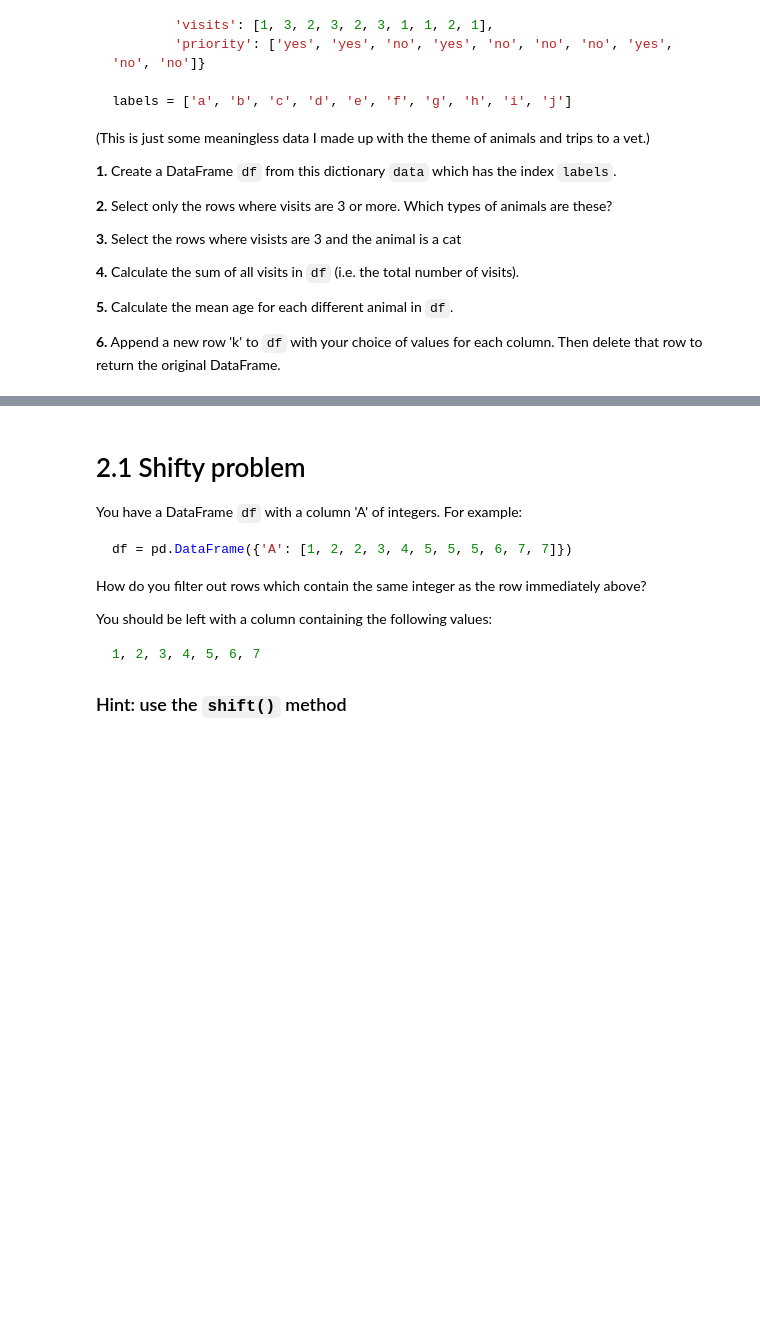
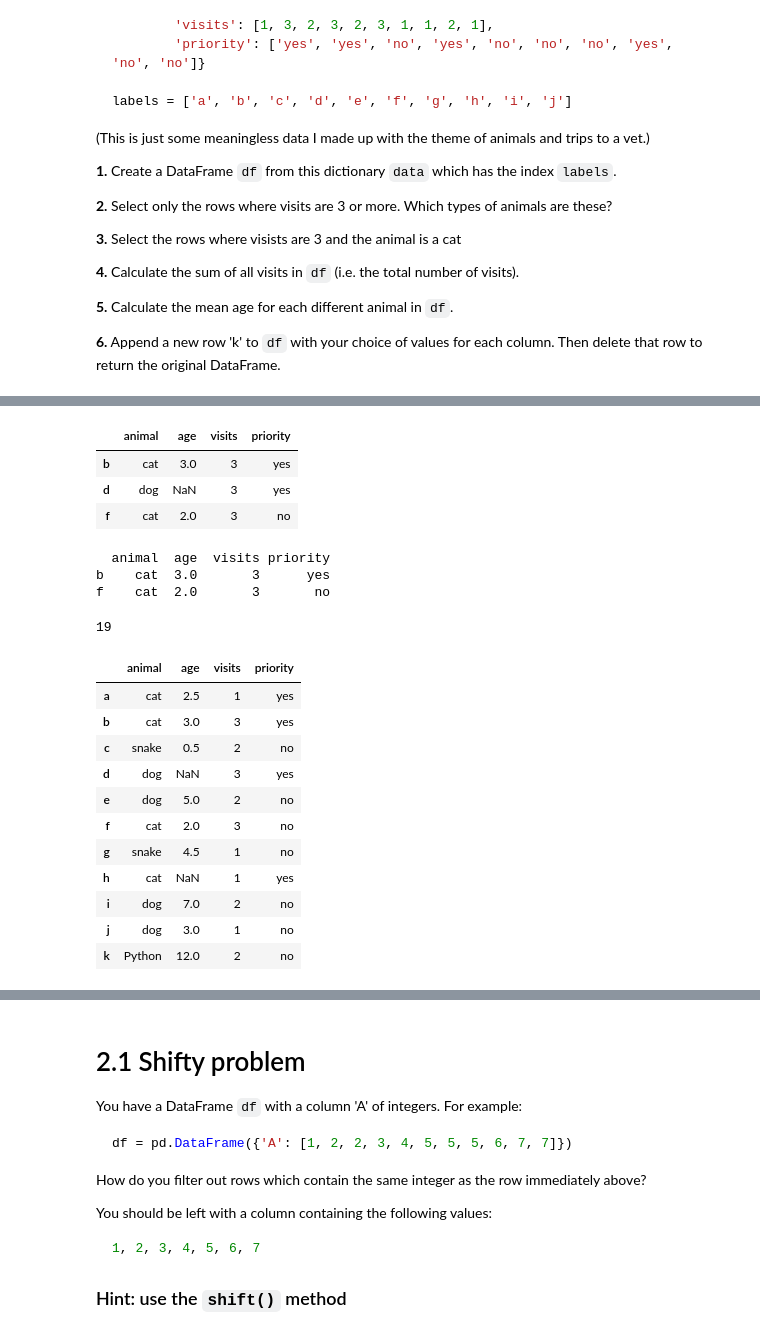
Before and after one commit to cb-ds-1/m2-1-pandas, a Jupyter notebook: workshop.ipynb, the cells around one changed output, grey strips where cells are left out. Drawn from its saved outputs; the diff is of its cells as text; code cells hidden in the pictures; blank space fills up the shorter version.

```diff
--- a/workshop.ipynb
+++ b/workshop.ipynb
@@ -31,3 +31,16 @@ labels = ['a', 'b', 'c', 'd', 'e', 'f', 'g', 'h', 'i', 'j']
 **5.** Calculate the mean age for each different animal in `df`.
 
 **6.** Append a new row 'k' to `df` with your choice of values for each column. Then delete that row to return the original DataFrame.
+# %%
+import pandas as pd
+import numpy as np
+
+data = {'animal': ['cat', 'cat', 'snake', 'dog', 'dog', 'cat', 'snake', 'cat', 'dog', 'dog'],
+        'age': [2.5, 3, 0.5, np.nan, 5, 2, 4.5, np.nan, 7, 3],
+        'visits': [1, 3, 2, 3, 2, 3, 1, 1, 2, 1],
+        'priority': ['yes', 'yes', 'no', 'yes', 'no', 'no', 'no', 'yes', 'no', 'no']}
+
+labels = ['a', 'b', 'c', 'd', 'e', 'f', 'g', 'h', 'i', 'j']
+
+df = pd.DataFrame(data, index=labels)
+df
@@ -33,0 +59,19 @@ labels = ['a', 'b', 'c', 'd', 'e', 'f', 'g', 'h', 'i', 'j']
+# %%
+df.nlargest(3, 'visits')
+# %% [output]
+|  | animal | age | visits | priority |
+| b | cat | 3.0 | 3 | yes |
+| d | dog | NaN | 3 | yes |
+| f | cat | 2.0 | 3 | no |
+# %%
+df_cat = df.loc[(df['animal'] == 'cat') & (df['visits'] > 2)]
+print(df_cat)
+# %% [output]
+  animal  age  visits priority
+b    cat  3.0       3      yes
+f    cat  2.0       3       no
+# %%
+visit = sum(df['visits'])
+visit
+# %% [output]
+19
@@ -33,0 +81,17 @@ labels = ['a', 'b', 'c', 'd', 'e', 'f', 'g', 'h', 'i', 'j']
+# %%
+new_row_k = pd.Series({'animal': 'Python', 'age': 12, 'visits': 2, 'priority': 'no'}, name='k')
+df = df.append(new_row_k, ignore_index=False)
+df
+# %% [output]
+|  | animal | age | visits | priority |
+| a | cat | 2.5 | 1 | yes |
+| b | cat | 3.0 | 3 | yes |
+| c | snake | 0.5 | 2 | no |
+| d | dog | NaN | 3 | yes |
+| e | dog | 5.0 | 2 | no |
+| f | cat | 2.0 | 3 | no |
+| g | snake | 4.5 | 1 | no |
+| h | cat | NaN | 1 | yes |
+| i | dog | 7.0 | 2 | no |
+| j | dog | 3.0 | 1 | no |
+| k | Python | 12.0 | 2 | no |
```
Also changed, not shown: parts of 21 cells of this notebook.
